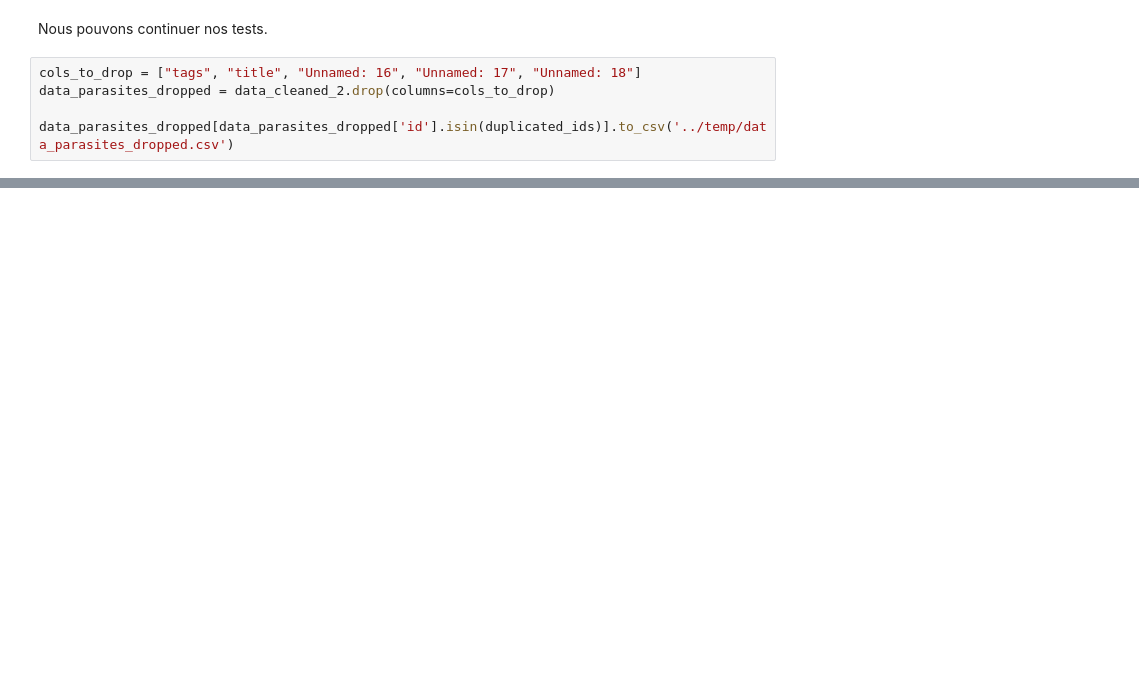
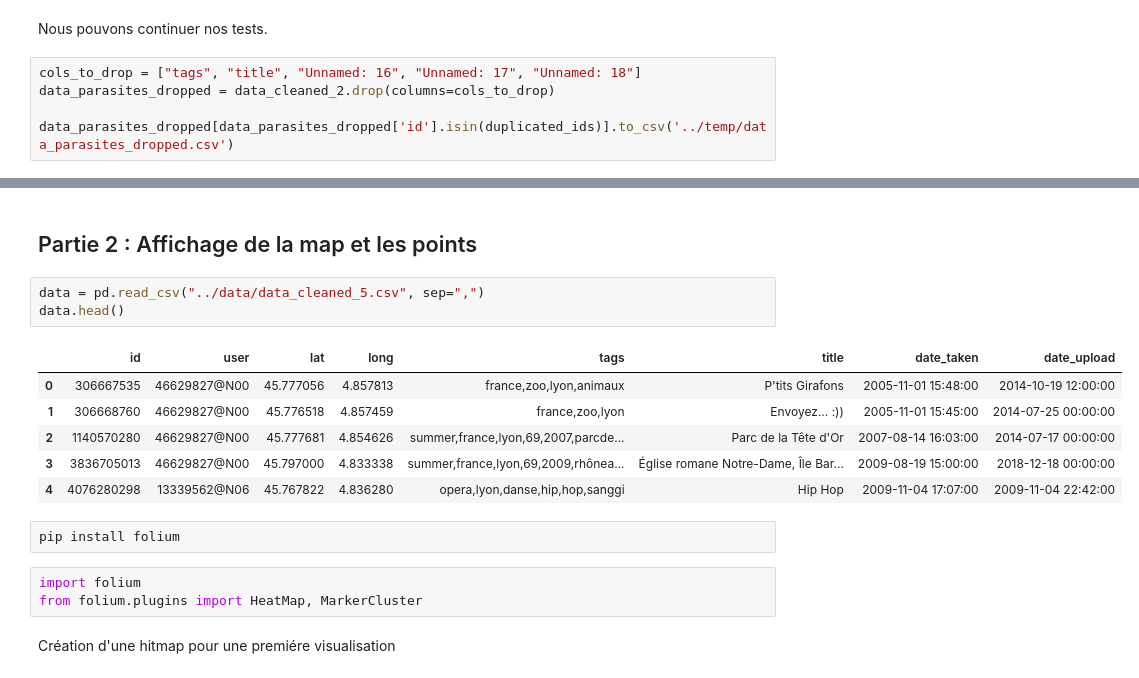
Before and after one commit to alex-ddr/data-mining, a Jupyter notebook: notebooks/clustering_lyon.ipynb, the cells around one changed output, grey strips where cells are left out. Drawn from its saved outputs; the diff is of its cells as text; blank space fills up the shorter version.

```diff
--- a/notebooks/clustering_lyon.ipynb
+++ b/notebooks/clustering_lyon.ipynb
@@ -111,0 +443,19 @@ data_parasites_dropped[data_parasites_dropped['id'].isin(duplicated_ids)].to_csv
+# %% [markdown]
+## Partie 2 : Affichage de la map et les points
+# %%
+data = pd.read_csv("../data/data_cleaned_5.csv", sep=",")
+data.head()
+# %% [output]
+|  | id | user | lat | long | tags | title | date_taken | date_upload |
+| 0 | 306667535 | 46629827@N00 | 45.777056 | 4.857813 | france,zoo,lyon,animaux | P'tits Girafons | 2005-11-01 15:48:00 | 2014-10-19 12:00:00 |
+| 1 | 306668760 | 46629827@N00 | 45.776518 | 4.857459 | france,zoo,lyon | Envoyez... :)) | 2005-11-01 15:45:00 | 2014-07-25 00:00:00 |
+| 2 | 1140570280 | 46629827@N00 | 45.777681 | 4.854626 | summer,france,lyon,69,2007,parcde... | Parc de la Tête d'Or | 2007-08-14 16:03:00 | 2014-07-17 00:00:00 |
+| 3 | 3836705013 | 46629827@N00 | 45.797000 | 4.833338 | summer,france,lyon,69,2009,rhônea... | Église romane Notre-Dame, Île Bar... | 2009-08-19 15:00:00 | 2018-12-18 00:00:00 |
+| 4 | 4076280298 | 13339562@N06 | 45.767822 | 4.836280 | opera,lyon,danse,hip,hop,sanggi | Hip Hop | 2009-11-04 17:07:00 | 2009-11-04 22:42:00 |
+# %%
+pip install folium
+# %%
+import folium
+from folium.plugins import HeatMap, MarkerCluster
+# %% [markdown]
+Création d'une hitmap pour une premiére visualisation
```
Also changed, not shown: parts of 21 cells of this notebook, 4 other files.
